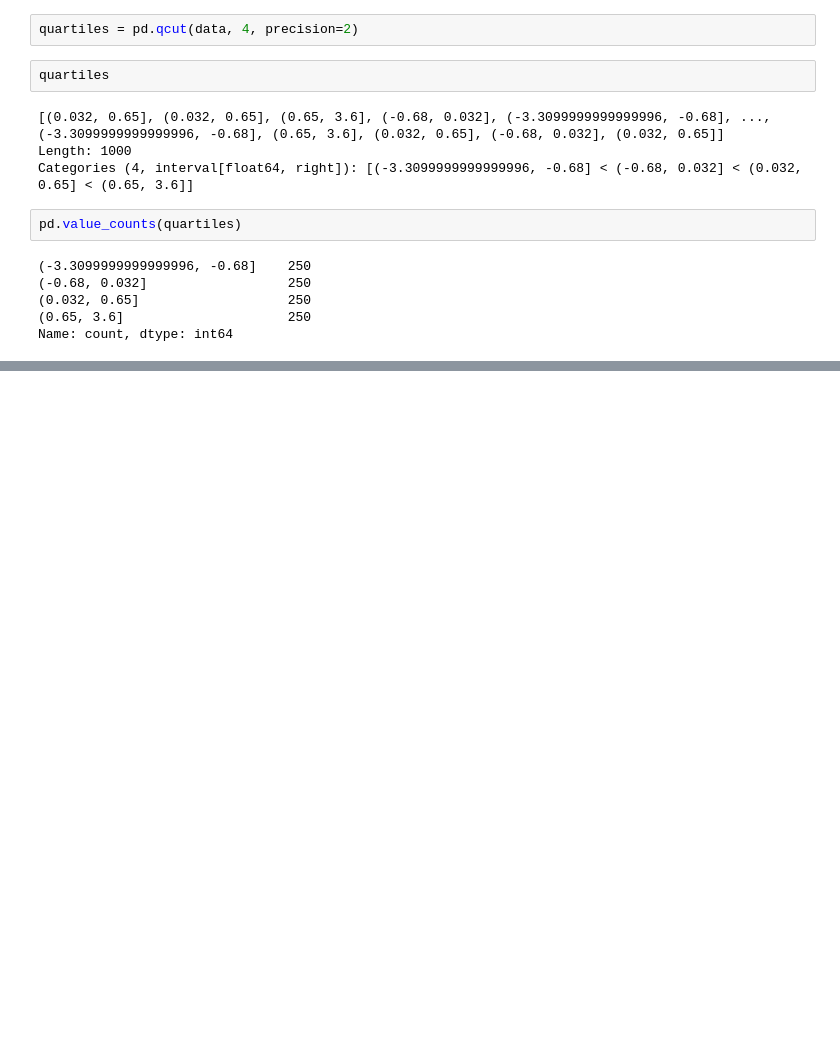
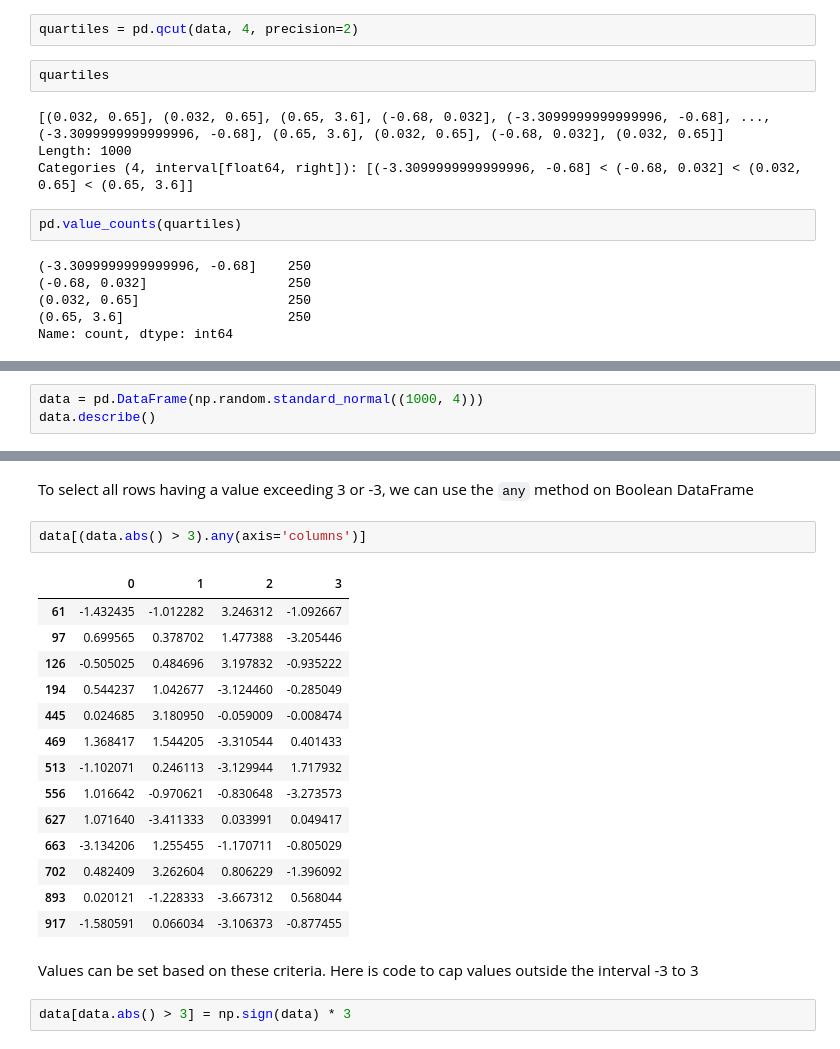
Before and after one commit to NajeebArif/data-analysis-with-python, a Jupyter notebook: data-cleaning-preparation/data-transformation.ipynb, the cells around one changed output, grey strips where cells are left out. Drawn from its saved outputs; the diff is of its cells as text; blank space fills up the shorter version.

```diff
--- a/data-cleaning-preparation/data-transformation.ipynb
+++ b/data-cleaning-preparation/data-transformation.ipynb
@@ -361,0 +364,3 @@ Name: count, dtype: int64
+# %%
+data = pd.DataFrame(np.random.standard_normal((1000, 4)))
+data.describe()
@@ -361,0 +392,23 @@ Name: count, dtype: int64
+# %% [markdown]
+To select all rows having a value exceeding 3 or -3, we can use the `any` method on Boolean DataFrame
+# %%
+data[(data.abs() > 3).any(axis='columns')]
+# %% [output]
+|  | 0 | 1 | 2 | 3 |
+| 61 | -1.432435 | -1.012282 | 3.246312 | -1.092667 |
+| 97 | 0.699565 | 0.378702 | 1.477388 | -3.205446 |
+| 126 | -0.505025 | 0.484696 | 3.197832 | -0.935222 |
+| 194 | 0.544237 | 1.042677 | -3.124460 | -0.285049 |
+| 445 | 0.024685 | 3.180950 | -0.059009 | -0.008474 |
+| 469 | 1.368417 | 1.544205 | -3.310544 | 0.401433 |
+| 513 | -1.102071 | 0.246113 | -3.129944 | 1.717932 |
+| 556 | 1.016642 | -0.970621 | -0.830648 | -3.273573 |
+| 627 | 1.071640 | -3.411333 | 0.033991 | 0.049417 |
+| 663 | -3.134206 | 1.255455 | -1.170711 | -0.805029 |
+| 702 | 0.482409 | 3.262604 | 0.806229 | -1.396092 |
+| 893 | 0.020121 | -1.228333 | -3.667312 | 0.568044 |
+| 917 | -1.580591 | 0.066034 | -3.106373 | -0.877455 |
+# %% [markdown]
+Values can be set based on these criteria. Here is code to cap values outside the interval -3 to 3
+# %%
+data[data.abs() > 3] = np.sign(data) * 3
```
Also changed, not shown: parts of 8 cells of this notebook.
